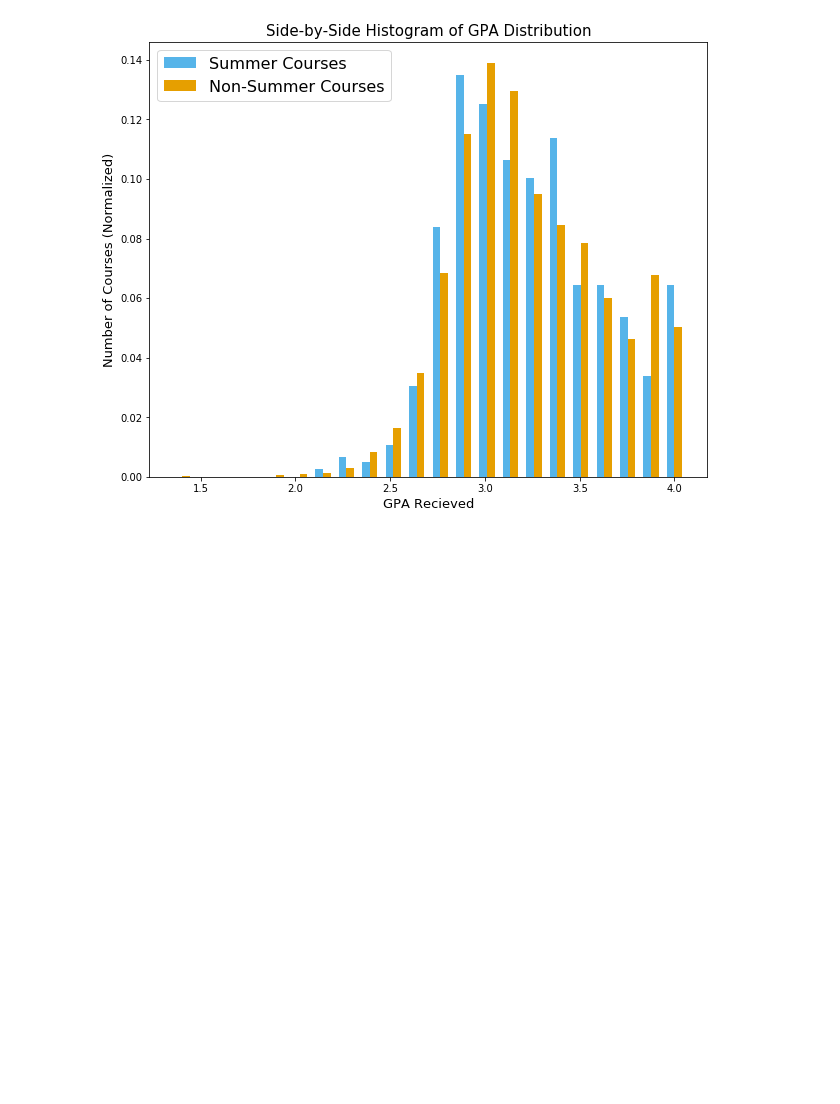
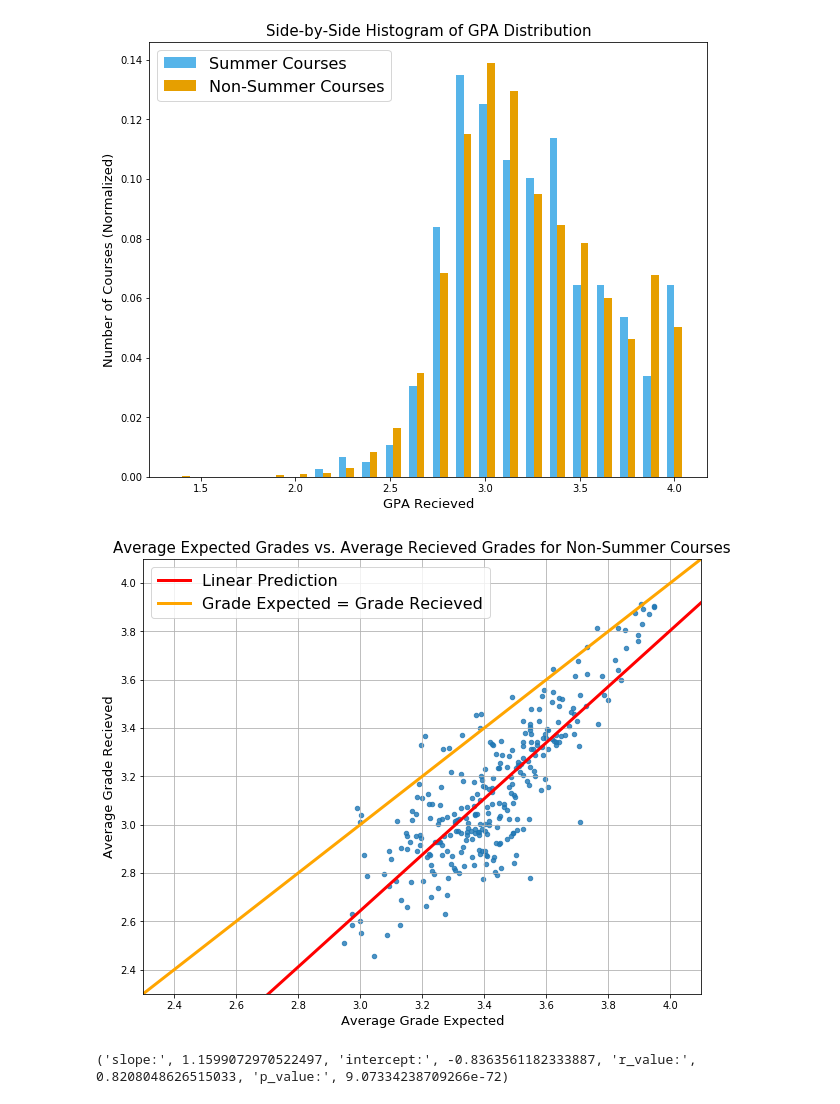
Before and after one commit to alexng1928/ECE143Team6, a Jupyter notebook: GPA Dist and Regression.ipynb, the cells around one changed output. Drawn from its saved outputs; the diff is of its cells as text; code cells hidden in the pictures; blank space fills up the shorter version.

```diff
--- a/GPA Dist and Regression.ipynb
+++ b/GPA Dist and Regression.ipynb
@@ -44,13 +43,44 @@ plt.title('Side-by-Side Histogram of GPA Distribution',fontsize = 15)
 # %% [output]
 Text(0.5,1,u'Side-by-Side Histogram of GPA Distribution')
 [figure]
-# %%
-names = dtf['Course Name'].unique()
-expected = []
-recieved = []
-for name in names:
-    expected.append(dtf[dtf['Course Name'] == name]['GPA Expected'].mean())
-    recieved.append(dtf[dtf['Course Name'] == name]['GPA Recieved'].mean())
-GPA_dtf = pd.DataFrame({'Course Name': names, 'Avg. GPA Expected': expected, 'Avg. GPA Recieved': recieved})
+# %%
+import scipy.stats as stats
+
+summer = 'NS' #'S' or 'NS'
+dtf = make_pandas('ucsd.txt')
+dtf = dtf.dropna()
+dtf = dtf.reset_index(drop=True)
+names = dtf[dtf['Summer?'] == summer]['Course Name'].unique()
+expected = []
+recieved = []
+for name in names:
+    expected.append(dtf[(dtf['Course Name'] == name) & (dtf['Summer?'] == summer)]['GPA Expected'].mean())
+    recieved.append(dtf[(dtf['Course Name'] == name) & (dtf['Summer?'] == summer)]['GPA Recieved'].mean())
+GPA_dtf = pd.DataFrame({'Course Name': names, 'Avg. GPA Expected': expected, 'Avg. GPA Recieved': recieved})
+
+
+slope, intercept, r_value, p_value, std_err = stats.linregress(GPA_dtf['Avg. GPA Expected'], GPA_dtf['Avg. GPA Recieved'])
+
+values = [slope * i + intercept for i in [2.3, 4.2]]
+
+fig=plt.figure(figsize=(10, 8))
+plt.scatter(GPA_dtf['Avg. GPA Expected'], GPA_dtf['Avg. GPA Recieved'], s=20, alpha=0.8, label=None)
+plt.plot([2.3, 4.2], values, 'b', c='red', label = 'Linear Prediction', linewidth=3)
+plt.plot([2.3, 4.2], [2.3, 4.2], 'orange', label = 'Grade Expected = Grade Recieved',linewidth=3)
+if summer == 'S':
+    plt.title("Average Expected Grades vs. Average Recieved Grades for Summer Courses",fontsize = 15)
+else:
+    plt.title("Average Expected Grades vs. Average Recieved Grades for Non-Summer Courses",fontsize = 15)
+plt.xlabel('Average Grade Expected',fontsize=13)
+plt.ylabel('Average Grade Recieved',fontsize=13)
+plt.xlim(2.3, 4.1)
+plt.ylim(2.3, 4.1)
+plt.legend(prop={'size': 16})
+plt.grid()
+plt.show()
+print ("slope:", slope, "intercept:", intercept, "r_value:", r_value, "p_value:", p_value)
+# %% [output]
+[figure, added]
+('slope:', 1.1599072970522497, 'intercept:', -0.8363561182333887, 'r_value:', 0.8208048626515033, 'p_value:', 9.07334238709266e-72)
 # %%
 import scipy.stats as stats
```
Also changed, not shown: parts of 4 cells of this notebook, 1 other file.
